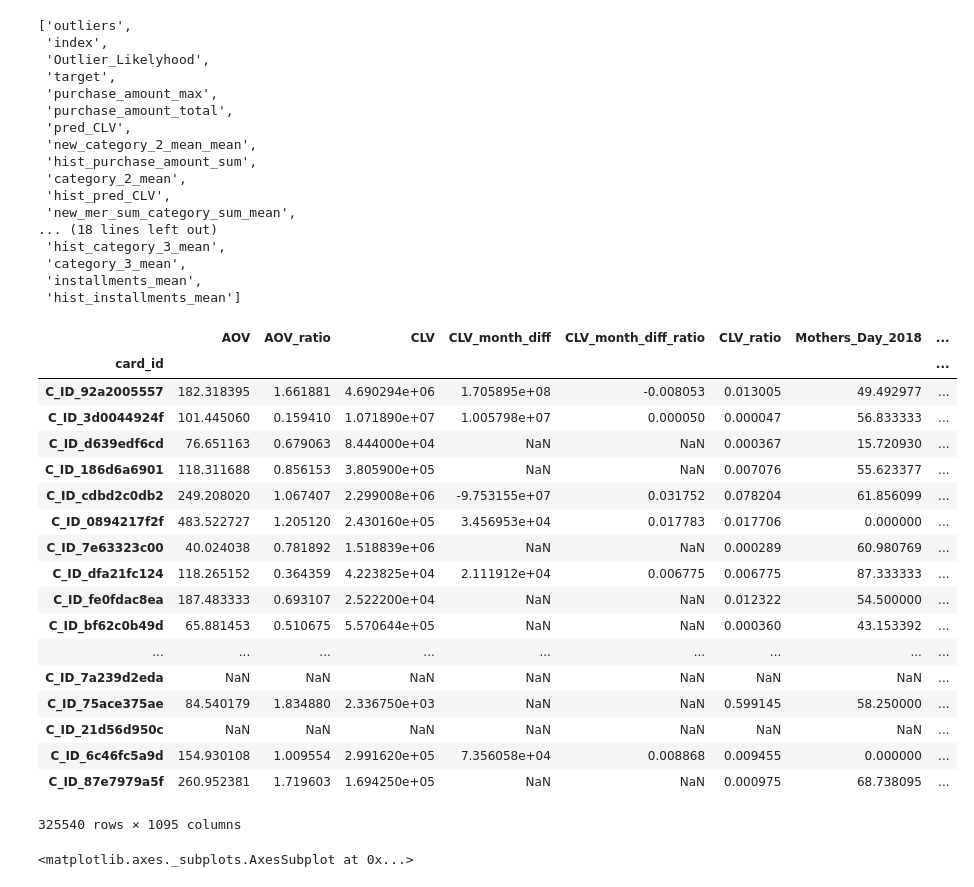
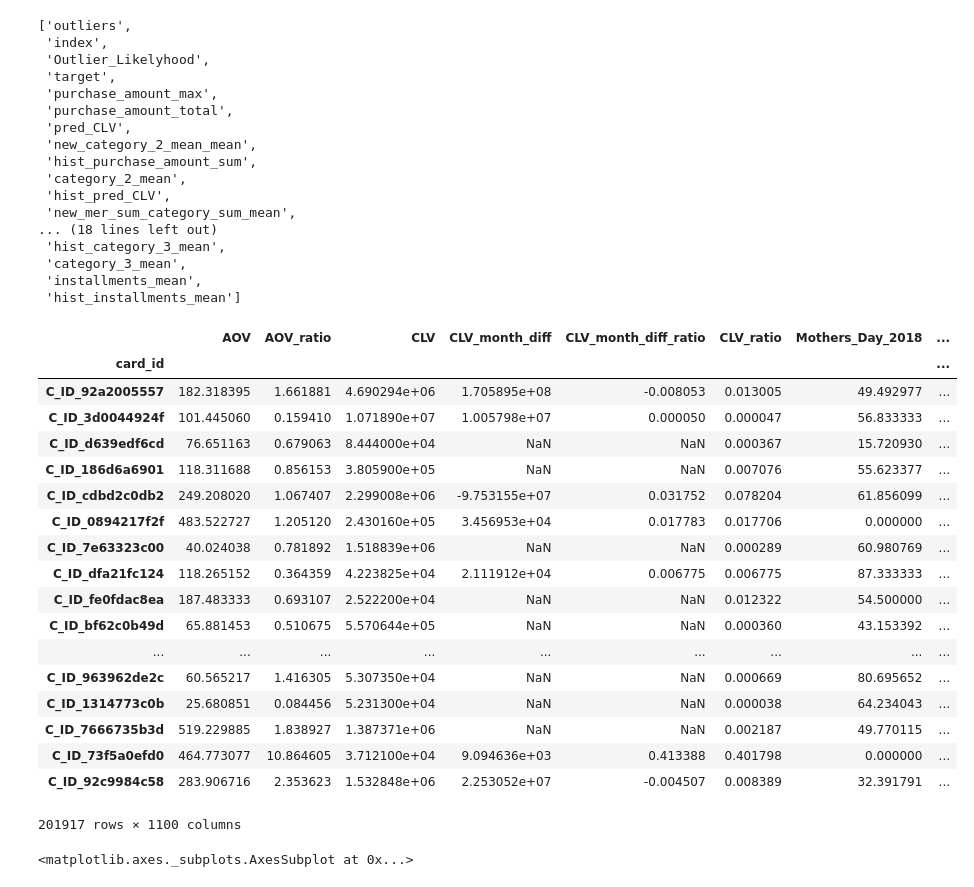
Before and after one commit to MitsuruFujiwara/Elo-Merchant-Category-Recommendation, a Jupyter notebook: src/902_corr_check.ipynb, the cells around one changed output. Drawn from its saved outputs; the diff is of its cells as text; code cells hidden in the pictures.

```diff
--- a/src/902_corr_check.ipynb
+++ b/src/902_corr_check.ipynb
@@ -97,28 +102,29 @@ list_discarded
  'category_3_mean',
  'installments_mean',
  'hist_installments_mean']
-# %%
-df
-# %% [output]
-|  | AOV | AOV_ratio | CLV | CLV_month_diff | CLV_month_diff_ratio | CLV_ratio | Mothers_Day_2018 | ... |
-| card_id |  |  |  |  |  |  |  | ... |
-| C_ID_92a2005557 | 182.318395 | 1.661881 | 4.690294e+06 | 1.705895e+08 | -0.008053 | 0.013005 | 49.492977 | ... |
-| C_ID_3d0044924f | 101.445060 | 0.159410 | 1.071890e+07 | 1.005798e+07 | 0.000050 | 0.000047 | 56.833333 | ... |
-| C_ID_d639edf6cd | 76.651163 | 0.679063 | 8.444000e+04 | NaN | NaN | 0.000367 | 15.720930 | ... |
-| C_ID_186d6a6901 | 118.311688 | 0.856153 | 3.805900e+05 | NaN | NaN | 0.007076 | 55.623377 | ... |
-| C_ID_cdbd2c0db2 | 249.208020 | 1.067407 | 2.299008e+06 | -9.753155e+07 | 0.031752 | 0.078204 | 61.856099 | ... |
-| C_ID_0894217f2f | 483.522727 | 1.205120 | 2.430160e+05 | 3.456953e+04 | 0.017783 | 0.017706 | 0.000000 | ... |
-| C_ID_7e63323c00 | 40.024038 | 0.781892 | 1.518839e+06 | NaN | NaN | 0.000289 | 60.980769 | ... |
-| C_ID_dfa21fc124 | 118.265152 | 0.364359 | 4.223825e+04 | 2.111912e+04 | 0.006775 | 0.006775 | 87.333333 | ... |
-| C_ID_fe0fdac8ea | 187.483333 | 0.693107 | 2.522200e+04 | NaN | NaN | 0.012322 | 54.500000 | ... |
-| C_ID_bf62c0b49d | 65.881453 | 0.510675 | 5.570644e+05 | NaN | NaN | 0.000360 | 43.153392 | ... |
-| ... | ... | ... | ... | ... | ... | ... | ... | ... |
-| C_ID_7a239d2eda | NaN | NaN | NaN | NaN | NaN | NaN | NaN | ... |
-| C_ID_75ace375ae | 84.540179 | 1.834880 | 2.336750e+03 | NaN | NaN | 0.599145 | 58.250000 | ... |
-| C_ID_21d56d950c | NaN | NaN | NaN | NaN | NaN | NaN | NaN | ... |
-| C_ID_6c46fc5a9d | 154.930108 | 1.009554 | 2.991620e+05 | 7.356058e+04 | 0.008868 | 0.009455 | 0.000000 | ... |
-| C_ID_87e7979a5f | 260.952381 | 1.719603 | 1.694250e+05 | NaN | NaN | 0.000975 | 68.738095 | ... |
-325540 rows × 1095 columns
+# %%
+train_df = df[df['target'].notnull()]
+train_df
+# %% [output]
+|  | AOV | AOV_ratio | CLV | CLV_month_diff | CLV_month_diff_ratio | CLV_ratio | Mothers_Day_2018 | ... |
+| card_id |  |  |  |  |  |  |  | ... |
+| C_ID_92a2005557 | 182.318395 | 1.661881 | 4.690294e+06 | 1.705895e+08 | -0.008053 | 0.013005 | 49.492977 | ... |
+| C_ID_3d0044924f | 101.445060 | 0.159410 | 1.071890e+07 | 1.005798e+07 | 0.000050 | 0.000047 | 56.833333 | ... |
+| C_ID_d639edf6cd | 76.651163 | 0.679063 | 8.444000e+04 | NaN | NaN | 0.000367 | 15.720930 | ... |
+| C_ID_186d6a6901 | 118.311688 | 0.856153 | 3.805900e+05 | NaN | NaN | 0.007076 | 55.623377 | ... |
+| C_ID_cdbd2c0db2 | 249.208020 | 1.067407 | 2.299008e+06 | -9.753155e+07 | 0.031752 | 0.078204 | 61.856099 | ... |
+| C_ID_0894217f2f | 483.522727 | 1.205120 | 2.430160e+05 | 3.456953e+04 | 0.017783 | 0.017706 | 0.000000 | ... |
+| C_ID_7e63323c00 | 40.024038 | 0.781892 | 1.518839e+06 | NaN | NaN | 0.000289 | 60.980769 | ... |
+| C_ID_dfa21fc124 | 118.265152 | 0.364359 | 4.223825e+04 | 2.111912e+04 | 0.006775 | 0.006775 | 87.333333 | ... |
+| C_ID_fe0fdac8ea | 187.483333 | 0.693107 | 2.522200e+04 | NaN | NaN | 0.012322 | 54.500000 | ... |
+| C_ID_bf62c0b49d | 65.881453 | 0.510675 | 5.570644e+05 | NaN | NaN | 0.000360 | 43.153392 | ... |
+| ... | ... | ... | ... | ... | ... | ... | ... | ... |
+| C_ID_963962de2c | 60.565217 | 1.416305 | 5.307350e+04 | NaN | NaN | 0.000669 | 80.695652 | ... |
+| C_ID_1314773c0b | 25.680851 | 0.084456 | 5.231300e+04 | NaN | NaN | 0.000038 | 64.234043 | ... |
+| C_ID_7666735b3d | 519.229885 | 1.838927 | 1.387371e+06 | NaN | NaN | 0.002187 | 49.770115 | ... |
+| C_ID_73f5a0efd0 | 464.773077 | 10.864605 | 3.712100e+04 | 9.094636e+03 | 0.413388 | 0.401798 | 0.000000 | ... |
+| C_ID_92c9984c58 | 283.906716 | 2.353623 | 1.532848e+06 | 2.253052e+07 | -0.004507 | 0.008389 | 32.391791 | ... |
+201917 rows × 1100 columns
 # %%
 features_json = {}
 features_json['features'] = df.columns.tolist()
```
Also changed, not shown: parts of 5 cells of this notebook, 16 other files.
